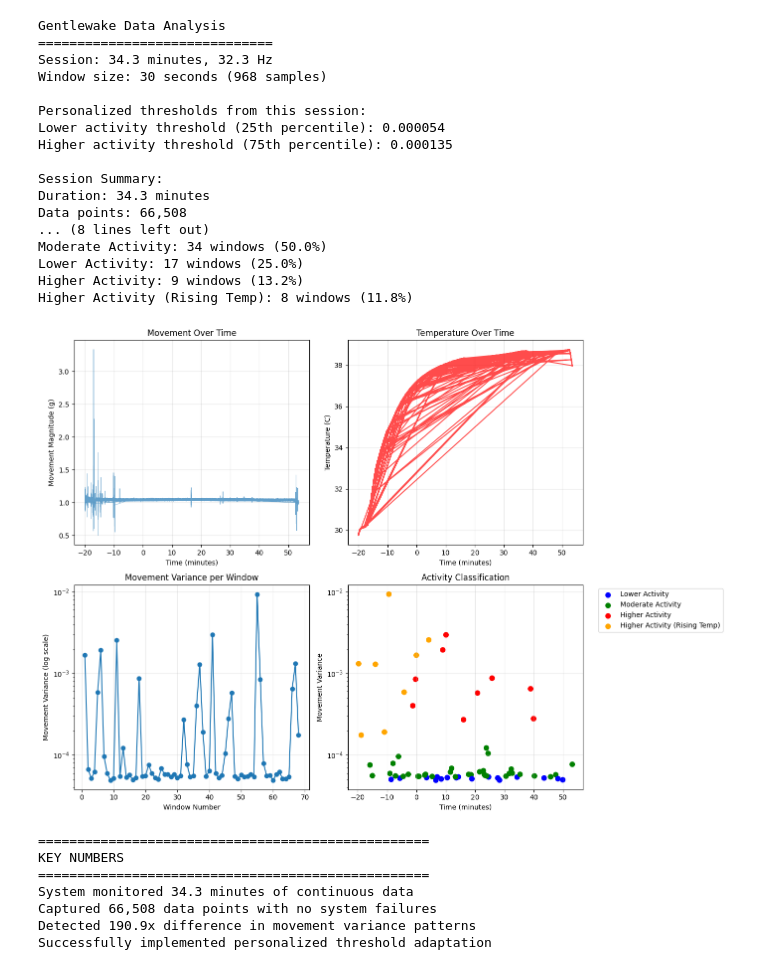
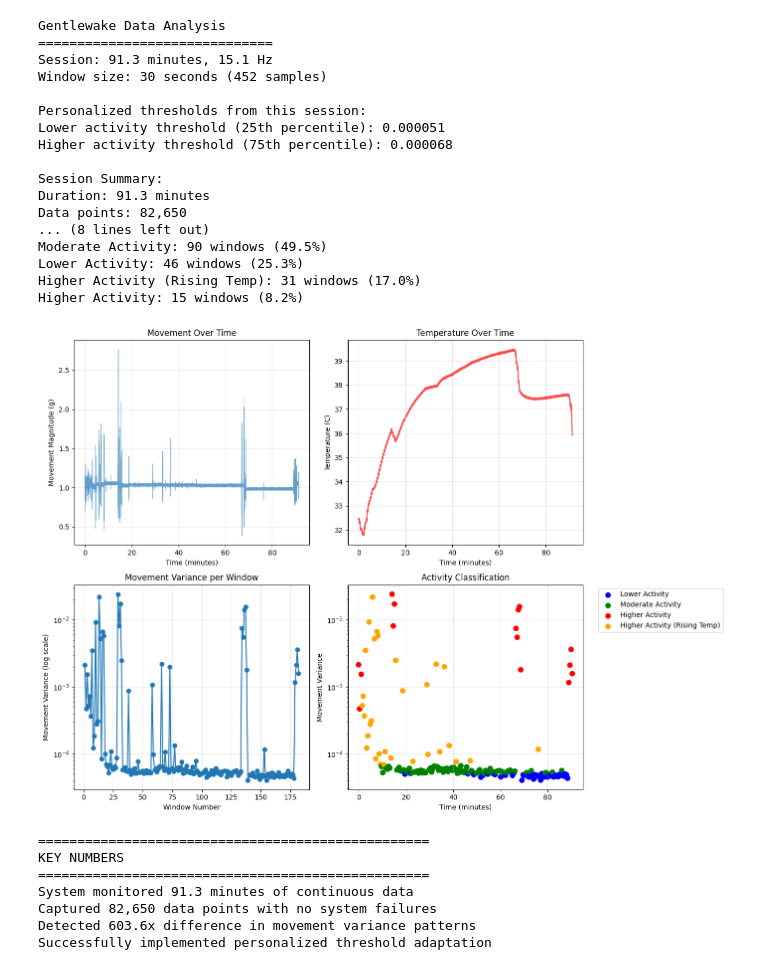
Before and after one commit to gerhardpazout/btd_project, a Jupyter notebook: data_analysis_tool/tool2.ipynb, the cells around one changed output. Drawn from its saved outputs; the diff is of its cells as text; code cells hidden in the pictures.

Commit message:
[TASK] Add merged datasets

```diff
--- a/data_analysis_tool/tool2.ipynb
+++ b/data_analysis_tool/tool2.ipynb
@@ -5,7 +5,7 @@ import numpy as np
 import matplotlib.pyplot as plt
 
 # Configuration
-FILENAME = 'data/sessionOneDataComplete.csv' # Adapt to analyze other files
+FILENAME = 'data/merged_session_a_data.csv' # Adapt to analyze other files
 WINDOW_SIZE_SECONDS = 30
 
 def load_data(filename):
@@ -15,6 +15,9 @@ def load_data(filename):
     df = df.dropna()
     df = df[(df['x'].abs() < 50) & (df['y'].abs() < 50) & (df['z'].abs() < 50) &
             (df['temp'] > 0) & (df['temp'] < 100)]
+
+    # Sort by timestamp before calculating relative time
+    df = df.sort_values('timestamp').reset_index(drop=True)
 
     # Calculate movement magnitude and time
     df['movement_mag'] = np.sqrt(df['x']**2 + df['y']**2 + df['z']**2)
@@ -194,48 +197,48 @@ def run_analysis():
     # Create windows and calculate movement variance
     windows_df, sampling_rate = create_windows(df, WINDOW_SIZE_SECONDS)
 
     # Calculate personalized thresholds
     low_thresh, high_thresh = calculate_personal_thresholds(windows_df)
 
     # Classify using personal thresholds
     windows_df = classify_windows(windows_df, low_thresh, high_thresh)
 
     # Analyze results
     var_ratio = analyze_results(df, windows_df)
 
     # Create visualizations
     create_plots(df, windows_df)
 
     # Presentation summary
     presentation_summary(var_ratio, df['time_min'].iloc[-1], len(df))
 
     return df, windows_df
 
 # Execute analysis
 df, windows_df = run_analysis()
 # %% [output]
 Gentlewake Data Analysis
 ==============================
-Session: 34.3 minutes, 32.3 Hz
-Window size: 30 seconds (968 samples)
+Session: 91.3 minutes, 15.1 Hz
+Window size: 30 seconds (452 samples)
 
 Personalized thresholds from this session:
-Lower activity threshold (25th percentile): 0.000054
-Higher activity threshold (75th percentile): 0.000135
+Lower activity threshold (25th percentile): 0.000051
+Higher activity threshold (75th percentile): 0.000068
 
 Session Summary:
-Duration: 34.3 minutes
-Data points: 66,508
+Duration: 91.3 minutes
+Data points: 82,650
 ... (8 lines left out)
-Moderate Activity: 34 windows (50.0%)
-Lower Activity: 17 windows (25.0%)
-Higher Activity: 9 windows (13.2%)
-Higher Activity (Rising Temp): 8 windows (11.8%)
+Moderate Activity: 90 windows (49.5%)
+Lower Activity: 46 windows (25.3%)
+Higher Activity (Rising Temp): 31 windows (17.0%)
+Higher Activity: 15 windows (8.2%)
-[figure, old version]
+[figure, new version]
 ==================================================
 KEY NUMBERS
 ==================================================
-System monitored 34.3 minutes of continuous data
-Captured 66,508 data points with no system failures
-Detected 190.9x difference in movement variance patterns
+System monitored 91.3 minutes of continuous data
+Captured 82,650 data points with no system failures
+Detected 603.6x difference in movement variance patterns
 Successfully implemented personalized threshold adaptation
```
Also changed, not shown: 3 other files.
